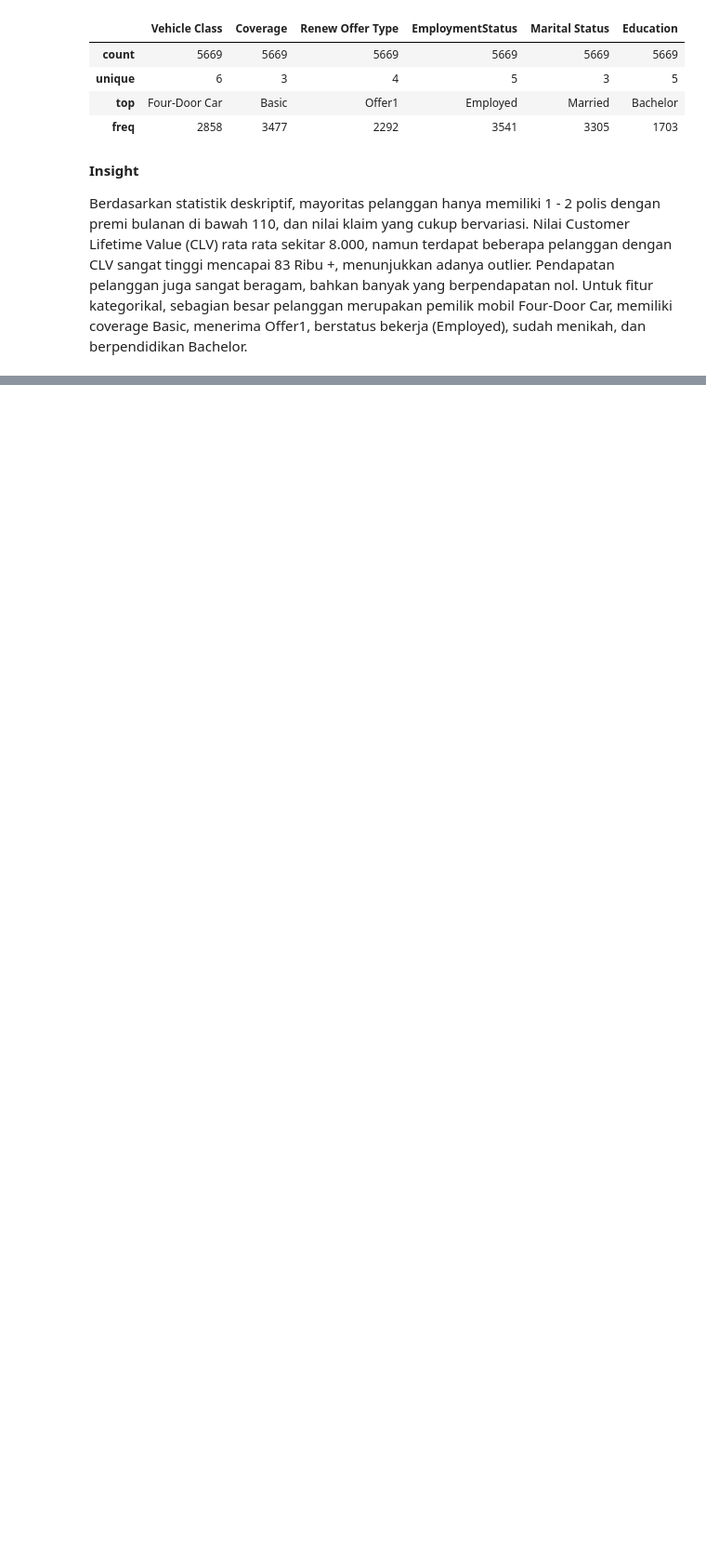
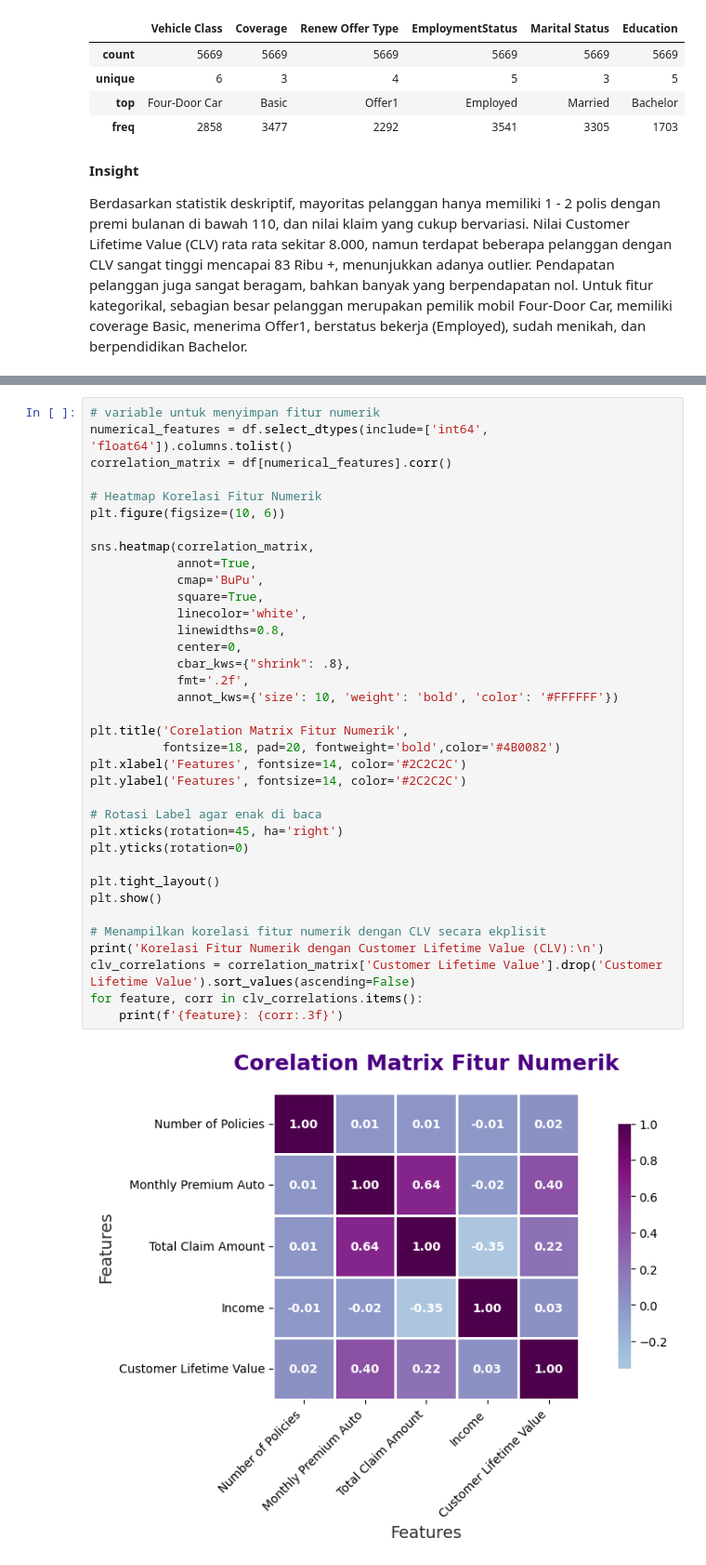
Before and after one commit to BagasNuryaman15/Capstone-2-SatriaDirgantaraN, a Jupyter notebook: Notebook.ipynb, the cells around one changed output, grey strips where cells are left out. Shown at 93% size. Saved outputs shown, nothing was run; the diff lists cells and outputs as text; blank space fills up the shorter version.

```diff
--- a/Notebook.ipynb
+++ b/Notebook.ipynb
@@ -153,0 +256,38 @@ Berdasarkan statistik deskriptif, mayoritas pelanggan hanya memiliki 1 - 2 polis
+# %%
+# variable untuk menyimpan fitur numerik
+numerical_features = df.select_dtypes(include=['int64', 'float64']).columns.tolist()
+correlation_matrix = df[numerical_features].corr()
+
+# Heatmap Korelasi Fitur Numerik
+plt.figure(figsize=(10, 6))
+
+sns.heatmap(correlation_matrix,
+            annot=True,
+            cmap='BuPu',
+            square=True,
+            linecolor='white',
+            linewidths=0.8,
+            center=0,
+            cbar_kws={"shrink": .8},
+            fmt='.2f',
+            annot_kws={'size': 10, 'weight': 'bold', 'color': '#FFFFFF'})
+
+plt.title('Corelation Matrix Fitur Numerik',
+          fontsize=18, pad=20, fontweight='bold',color='#4B0082')
+plt.xlabel('Features', fontsize=14, color='#2C2C2C')
+plt.ylabel('Features', fontsize=14, color='#2C2C2C')
+
+# Rotasi Label agar enak di baca
+plt.xticks(rotation=45, ha='right')
+plt.yticks(rotation=0)
+
+plt.tight_layout()
+plt.show()
+
+# Menampilkan korelasi fitur numerik dengan CLV secara ekplisit
+print('Korelasi Fitur Numerik dengan Customer Lifetime Value (CLV):\n')
+clv_correlations = correlation_matrix['Customer Lifetime Value'].drop('Customer Lifetime Value').sort_values(ascending=False)
+for feature, corr in clv_correlations.items():
+    print(f'{feature}: {corr:.3f}')
+# %% [output]
+[figure, added]
```
Also changed, not shown: parts of 14 cells of this notebook.
